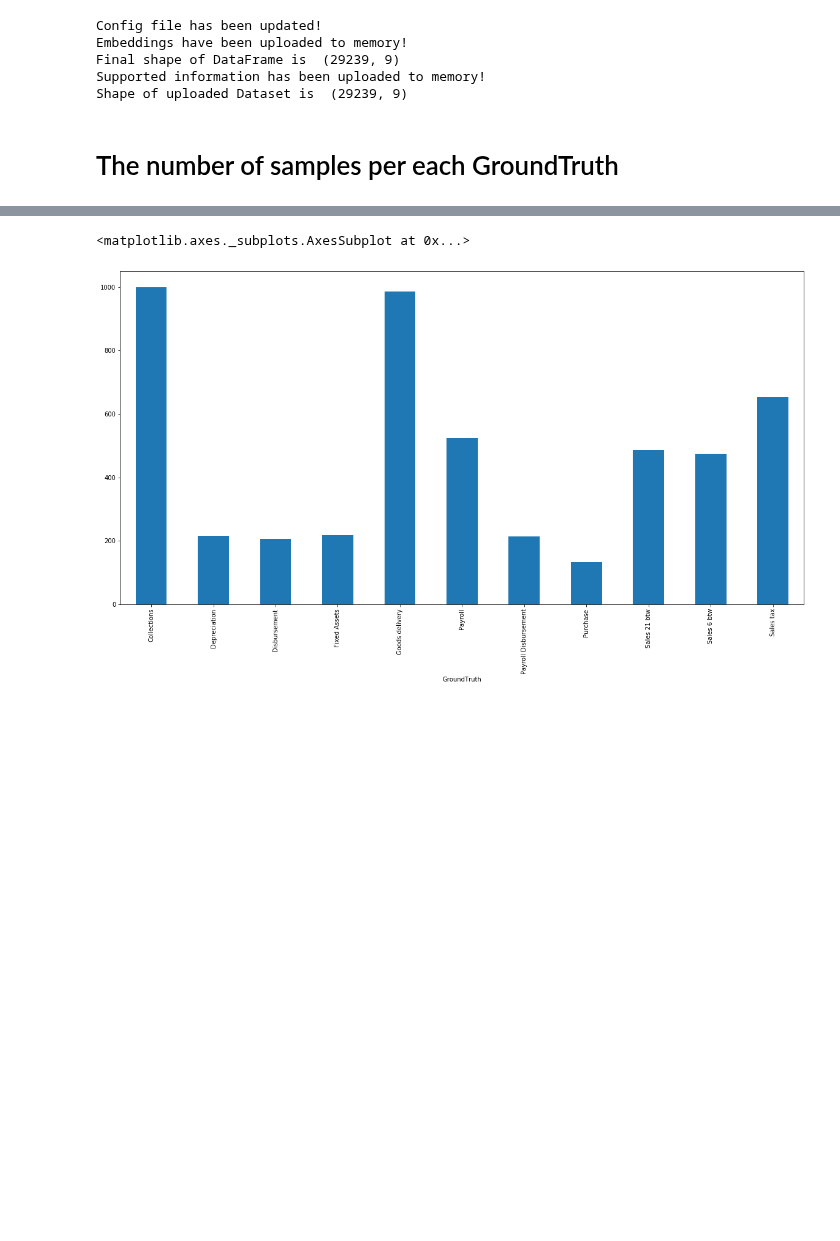
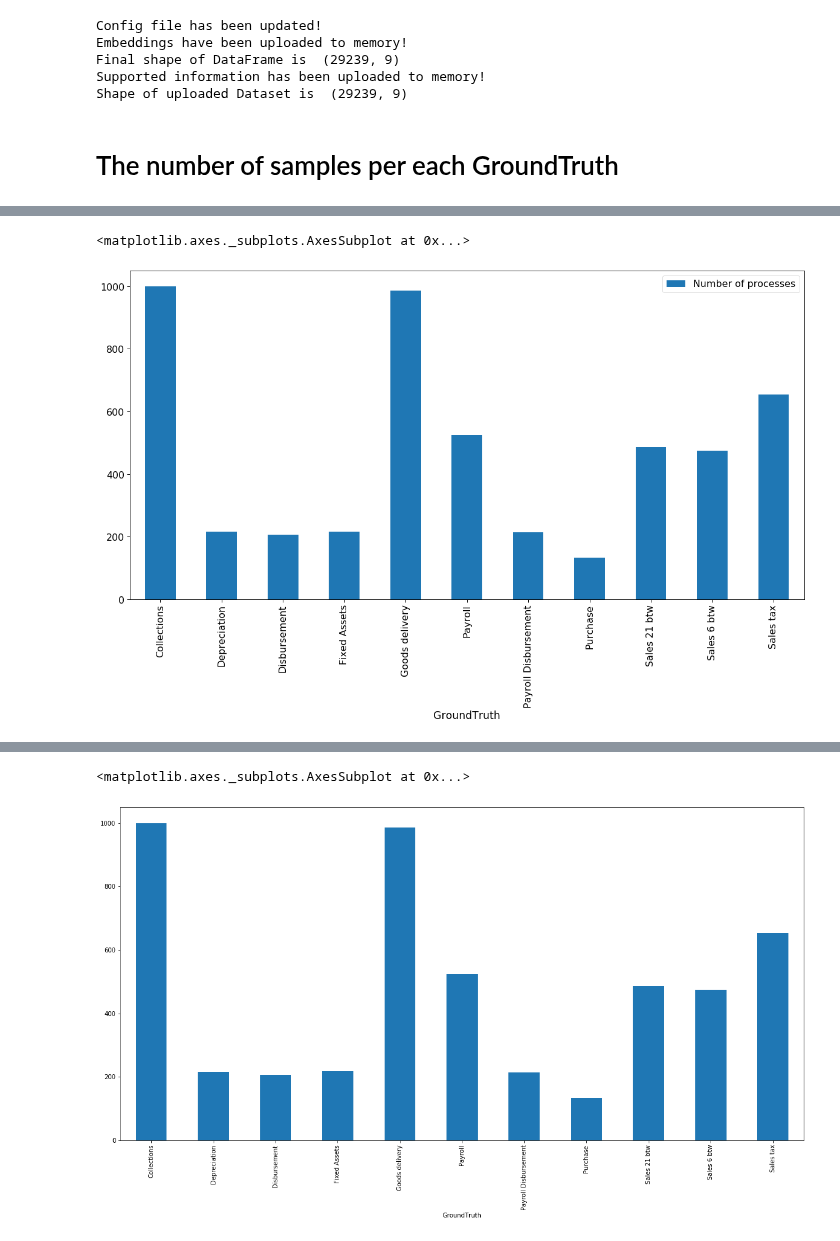
Before and after one commit to AlexWorldD/NetEmbs, a Jupyter notebook: Modelling.ipynb, the cells around one changed output, grey strips where cells are left out. Cells and saved outputs as stored; diff of their text form; code cells hidden in the pictures; blank space fills up the shorter version.

```diff
--- a/Modelling.ipynb
+++ b/Modelling.ipynb
@@ -98,0 +121,7 @@ Shape of uploaded Dataset is  (29239, 9)
+# %%
+stat = embs.groupby(["GroundTruth"])[['ID']].count().rename({"ID": "Number of processes"}, axis=1)
+# %%
+stat.plot.bar()
+# %% [output]
+<matplotlib.axes._subplots.AxesSubplot at 0x...>
+[figure, added]
```
Also changed, not shown: parts of 5 cells of this notebook, 1 other file.
